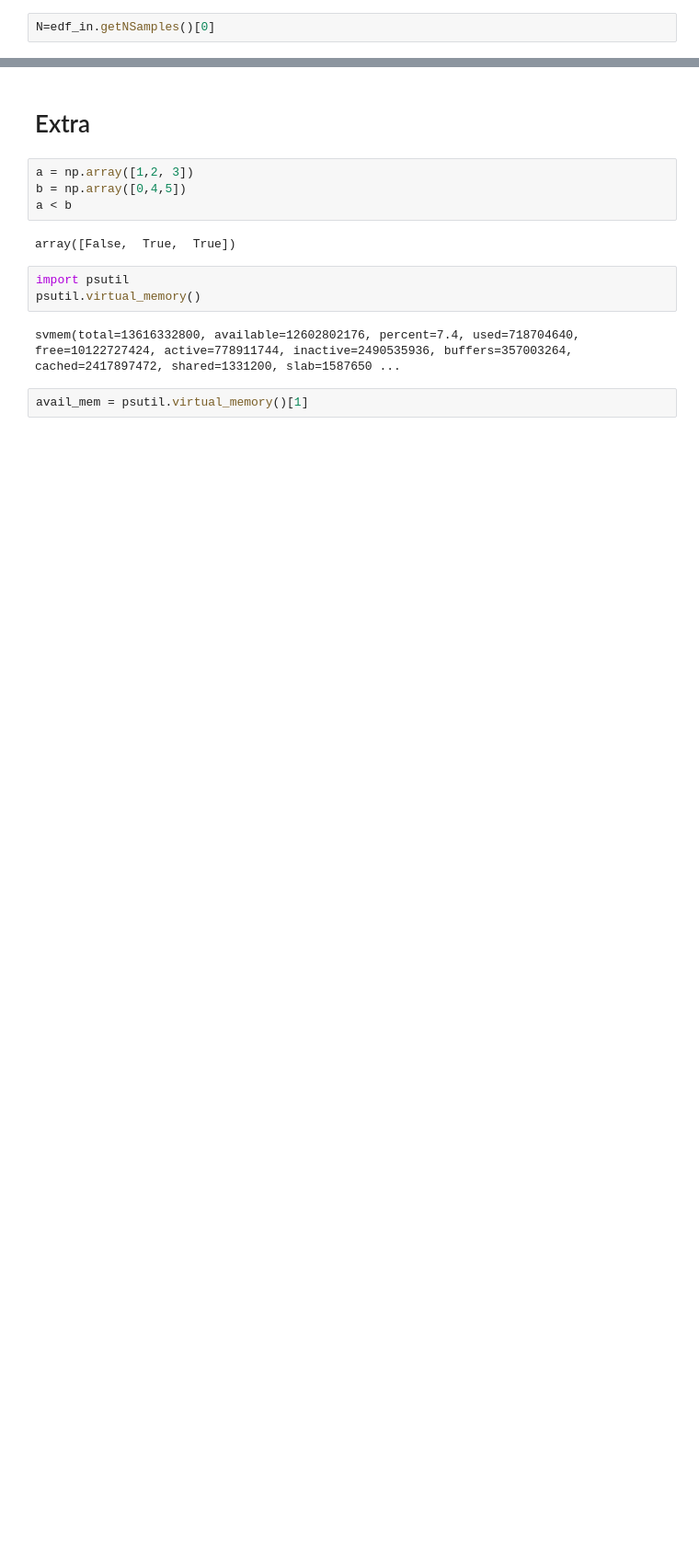
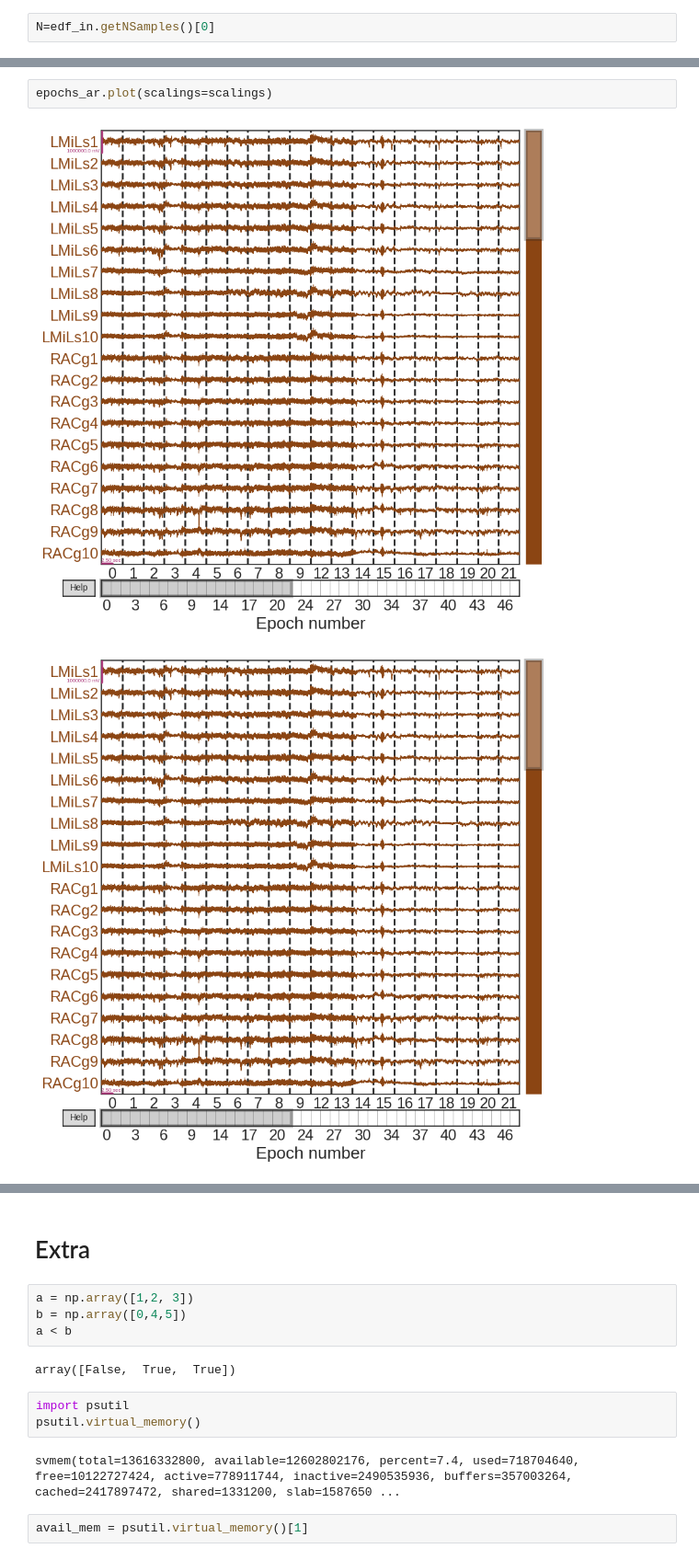
Before and after one commit to mcespedes99/HippiEEGAtlas, a Jupyter notebook: code/DSP/NoiseDetection/Noisy_channels.ipynb, the cells around one changed output, grey strips where cells are left out. Shown at 92% size. Drawn from its saved outputs; the diff is of its cells as text; blank space fills up the shorter version.

```diff
--- a/code/DSP/NoiseDetection/Noisy_channels.ipynb
+++ b/code/DSP/NoiseDetection/Noisy_channels.ipynb
@@ -385,0 +427,5 @@ RuntimeError: ignored
+# %%
+epochs_ar.plot(scalings=scalings)
+# %% [output]
+[figure, added]
+[figure, added]
```
Also changed, not shown: parts of 29 cells of this notebook, 1 other file.
